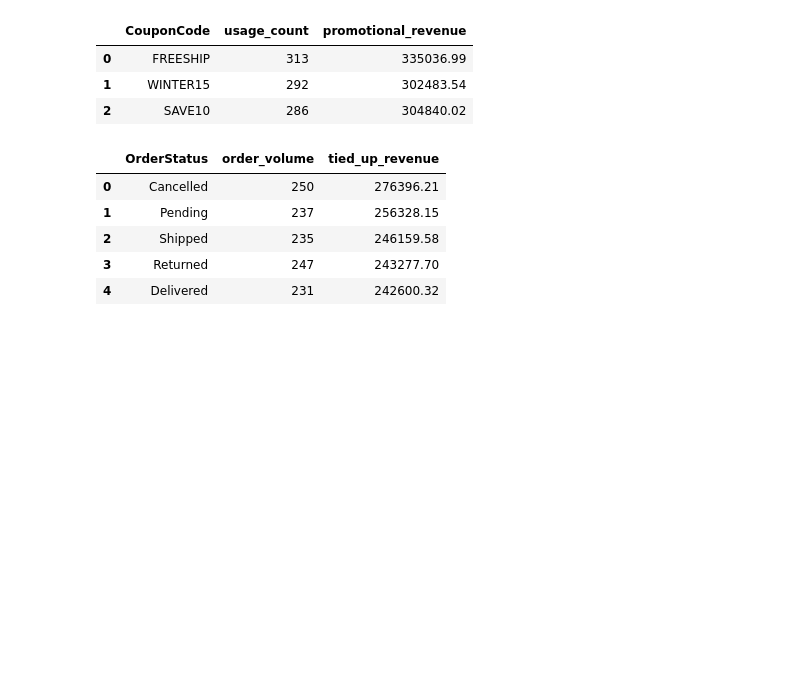
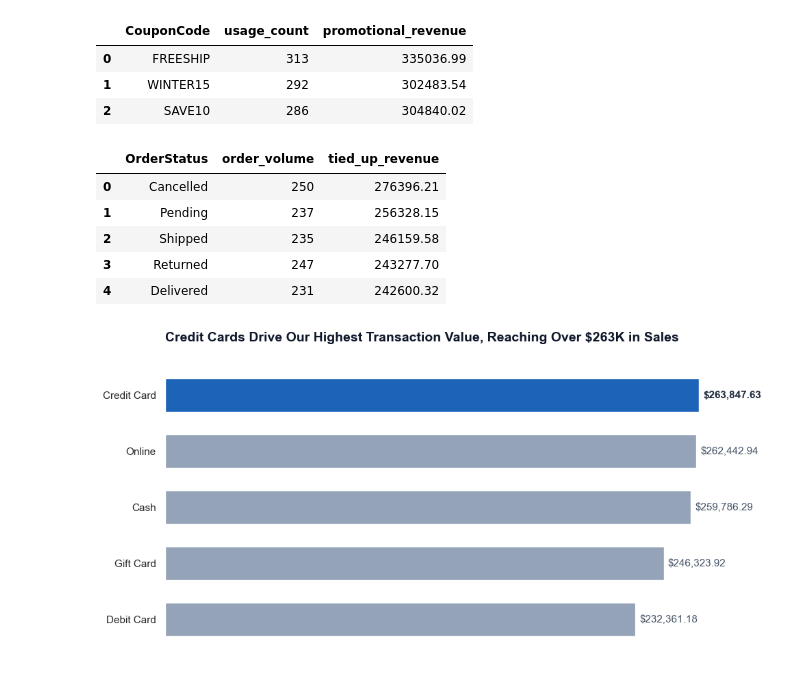
Before and after one commit to bench3D/decodelabs-internship, a Jupyter notebook: sales-dataset-analysis.ipynb, the cells around one changed output. Drawn from its saved outputs; the diff is of its cells as text; code cells hidden in the pictures; blank space fills up the shorter version.

```diff
--- a/sales-dataset-analysis.ipynb
+++ b/sales-dataset-analysis.ipynb
@@ -346,3 +346,63 @@ run_query(query_4)
 | 2 | Shipped | 235 | 246159.58 |
 | 3 | Returned | 247 | 243277.70 |
 | 4 | Delivered | 231 | 242600.32 |
+# %%
+import matplotlib.pyplot as plt
+import seaborn as sns
+
+# Set clean aesthetic style
+sns.set_theme(style="white")
+plt.rcParams['font.family'] = 'sans-serif'
+
+# 1. Prepare data based on Query 2 SQL results
+methods = ['Credit Card', 'Online', 'Cash', 'Gift Card', 'Debit Card']
+revenue = [263847.63, 262442.94, 259786.29, 246323.92, 232361.18]
+
+# Create figure
+fig, ax = plt.subplots(figsize=(10, 5))
+
+# 2. Apply the Spotlight Rule: Blue accent for Credit Card, neutral grey for others
+colors = ['#1d63b8' if x == 'Credit Card' else '#94a3b8' for x in methods]
+
+# 3. Draw horizontal bars with 0-baseline integrity
+bars = ax.barh(methods, revenue, color=colors, height=0.6)
+
+# 4. Erase non-data-ink (borders, ticks, heavy gridlines)
+ax.spines['top'].set_visible(False)
+ax.spines['right'].set_visible(False)
+ax.spines['bottom'].set_visible(False)
+ax.spines['left'].set_visible(False)
+ax.xaxis.set_visible(False)
+ax.tick_params(left=False)
+
+# 5. Direct labeling of data points to reduce cognitive load
+for bar in bars:
+    width = bar.get_width()
+    ax.text(width + 2000,
+            bar.get_y() + bar.get_height()/2,
+            f"${width:,.2f}",
+            va='center',
+            ha='left',
+            fontsize=11,
+            fontweight='bold' if bar.get_facecolor() == (29/255, 99/255, 184/255, 1.0) else 'normal',
+            color='#1e293b' if bar.get_facecolor() == (29/255, 99/255, 184/255, 1.0) else '#475569')
+
+# 6. Action Title: Tells the executive the exact conclusion instantly
+plt.title("Credit Cards Drive Our Highest Transaction Value, Reaching Over $263K in Sales",
+          fontsize=14, fontweight='bold', pad=25, loc='left', color='#0f172a')
+
+plt.gca().invert_yaxis()  # Put highest revenue at the top
+plt.tight_layout()
+
+# Save the figure with professional-grade settings
+plt.savefig(
+    'visual_1_payment_methods.png', # Filename
+    dpi=300,                        # High resolution (300 DPI is print/presentation quality)
+    bbox_inches='tight',            # Auto-trims unnecessary white margins around the chart
+    transparent=False,              # Keeps a solid background (great for dark/light mode READMEs)
+    facecolor='white'               # Forces a clean white background
+)
+
+plt.show()
+# %% [output]
+[figure, added]
```
Also changed, not shown: parts of 2 cells of this notebook, 4 other files.
